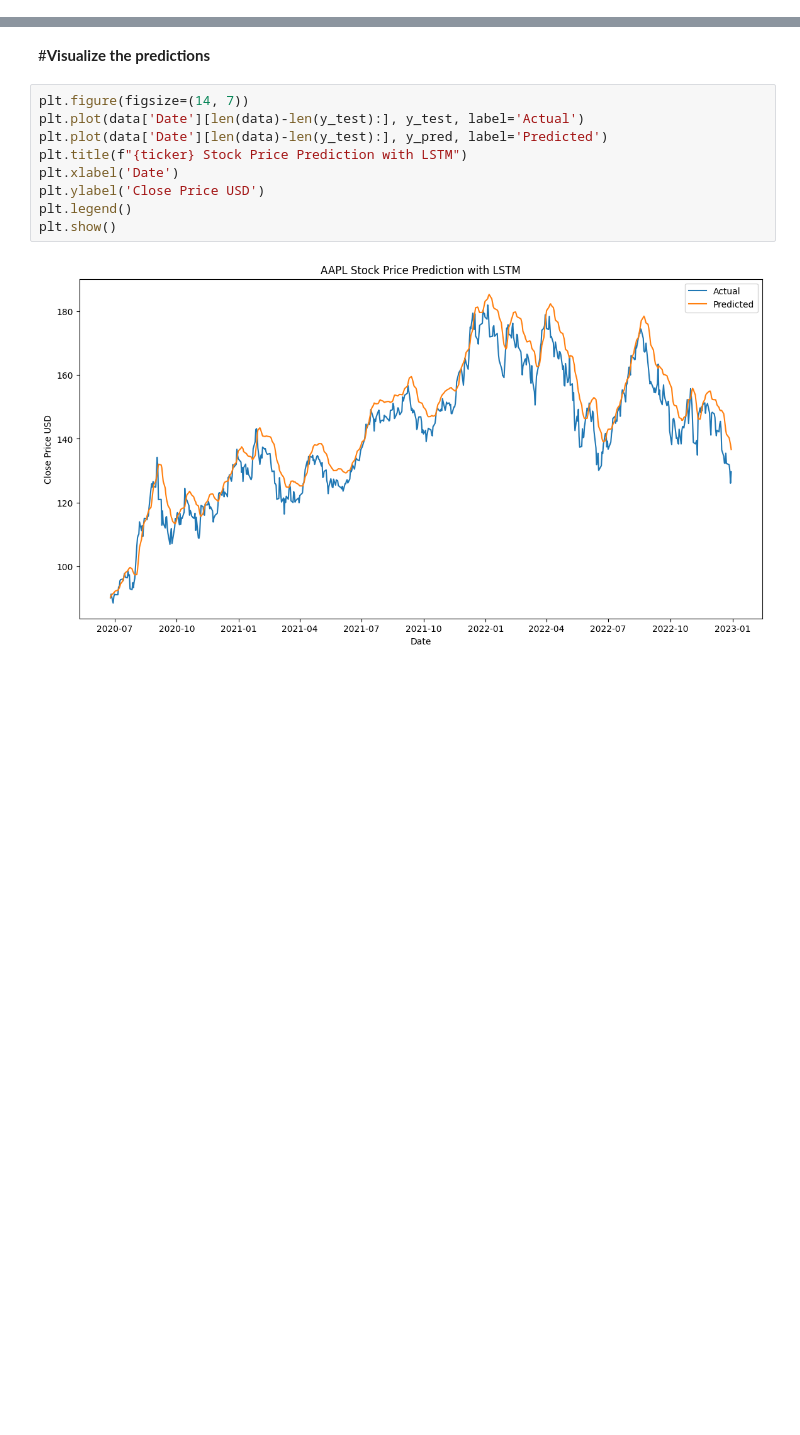
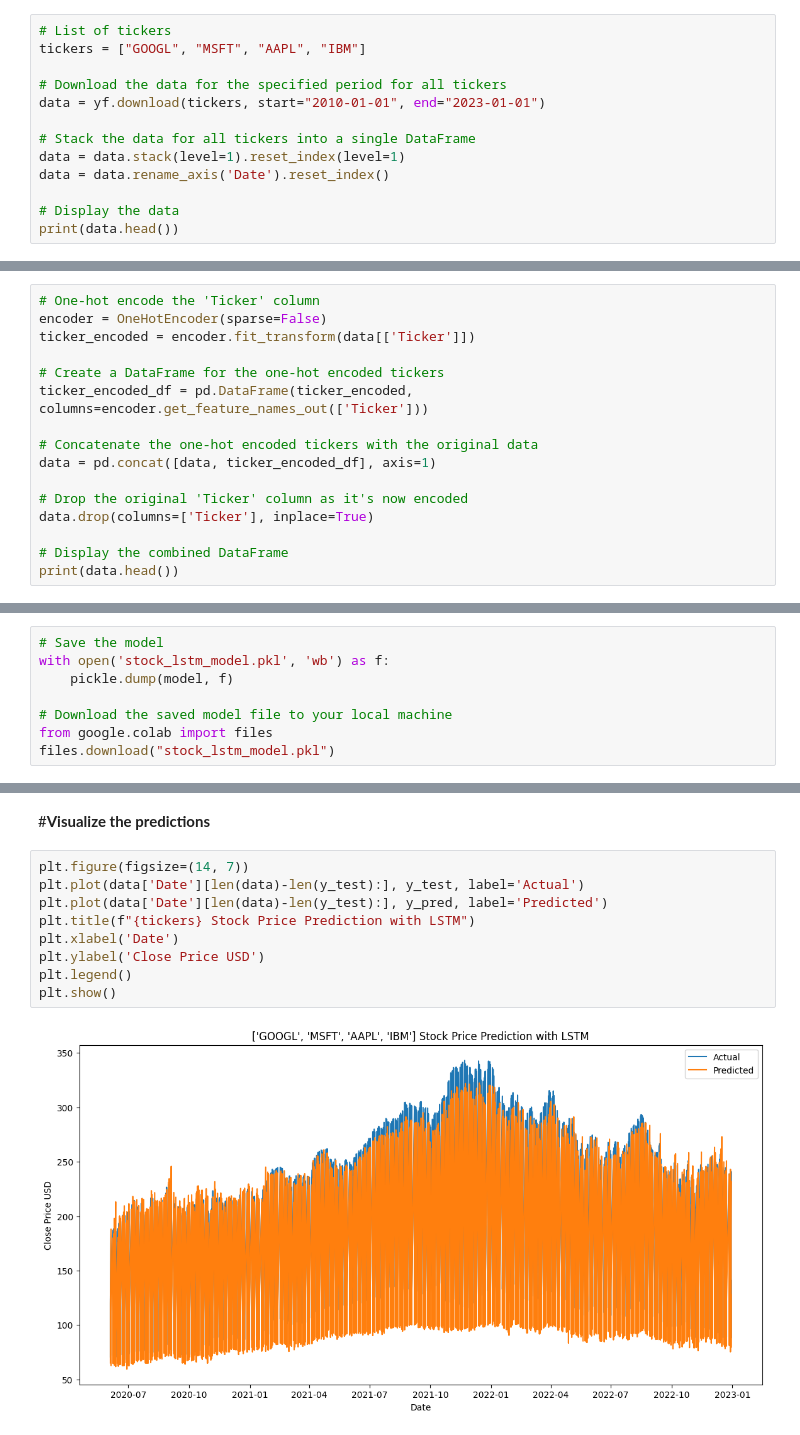
Before and after one commit to AI-ZEUS-PROJECT/Stock_prediction_AI, a Jupyter notebook: stock_market_prediction_LSTM.ipynb, the cells around one changed output, grey strips where cells are left out. Drawn from its saved outputs; the diff is of its cells as text; blank space fills up the shorter version.

```diff
--- a/stock_market_prediction_LSTM.ipynb
+++ b/stock_market_prediction_LSTM.ipynb
@@ -42,0 +39,13 @@ data = yf.download(ticker, start="2010-01-01", end="2023-01-01")
+# %%
+# List of tickers
+tickers = ["GOOGL", "MSFT", "AAPL", "IBM"]
+
+# Download the data for the specified period for all tickers
+data = yf.download(tickers, start="2010-01-01", end="2023-01-01")
+
+# Stack the data for all tickers into a single DataFrame
+data = data.stack(level=1).reset_index(level=1)
+data = data.rename_axis('Date').reset_index()
+
+# Display the data
+print(data.head())
@@ -42,0 +69,16 @@ data = yf.download(ticker, start="2010-01-01", end="2023-01-01")
+# %%
+# One-hot encode the 'Ticker' column
+encoder = OneHotEncoder(sparse=False)
+ticker_encoded = encoder.fit_transform(data[['Ticker']])
+
+# Create a DataFrame for the one-hot encoded tickers
+ticker_encoded_df = pd.DataFrame(ticker_encoded, columns=encoder.get_feature_names_out(['Ticker']))
+
+# Concatenate the one-hot encoded tickers with the original data
+data = pd.concat([data, ticker_encoded_df], axis=1)
+
+# Drop the original 'Ticker' column as it's now encoded
+data.drop(columns=['Ticker'], inplace=True)
+
+# Display the combined DataFrame
+print(data.head())
@@ -113,0 +172,8 @@ model.fit(X_train, y_train, batch_size=1, epochs=1)
+# %%
+# Save the model
+with open('stock_lstm_model.pkl', 'wb') as f:
+    pickle.dump(model, f)
+
+# Download the saved model file to your local machine
+from google.colab import files
+files.download("stock_lstm_model.pkl")
@@ -158,11 +227,11 @@ Adjusted R-squared: 0.8729130117164952
 # %%
 plt.figure(figsize=(14, 7))
 plt.plot(data['Date'][len(data)-len(y_test):], y_test, label='Actual')
 plt.plot(data['Date'][len(data)-len(y_test):], y_pred, label='Predicted')
-plt.title(f"{ticker} Stock Price Prediction with LSTM")
+plt.title(f"{tickers} Stock Price Prediction with LSTM")
 plt.xlabel('Date')
 plt.ylabel('Close Price USD')
 plt.legend()
 plt.show()
 # %% [output]
-[figure, old version]
+[figure, new version]
```
Also changed, not shown: parts of 11 cells of this notebook, 2 other files.
